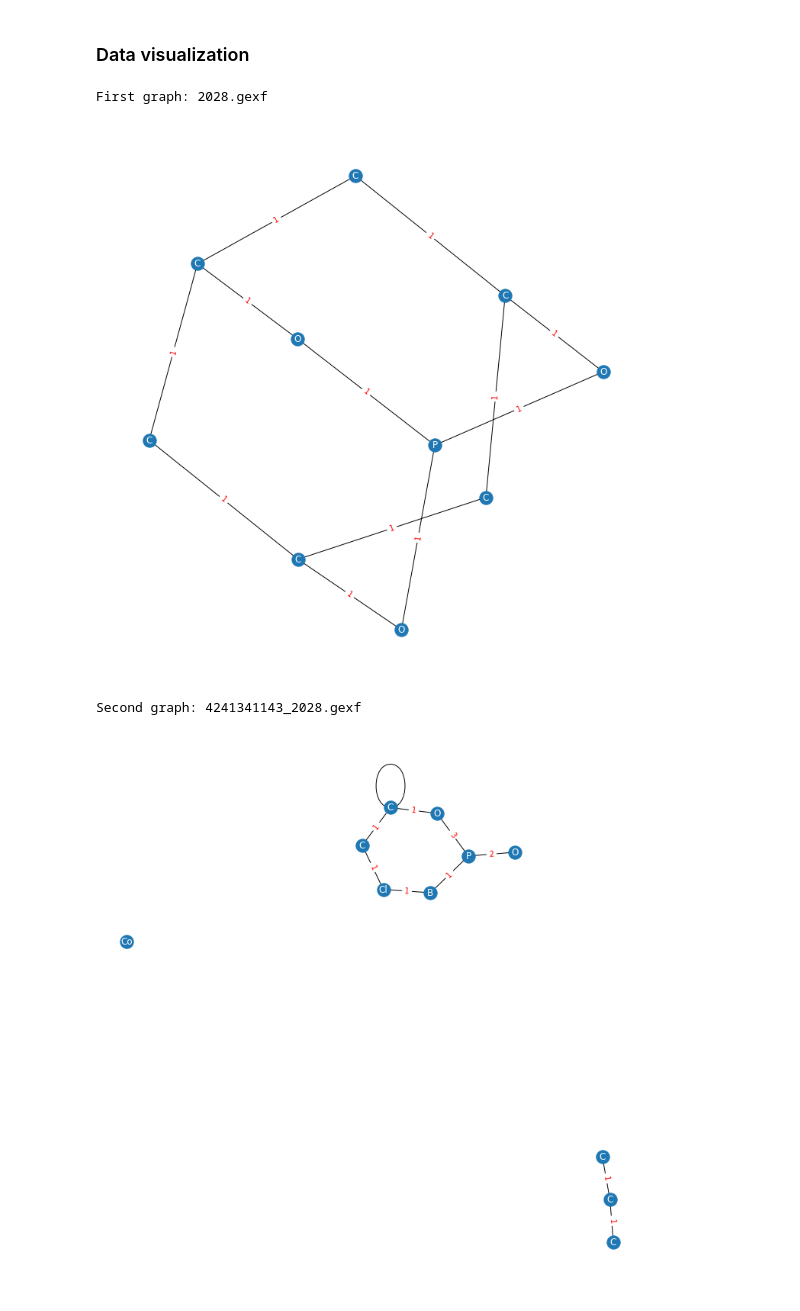
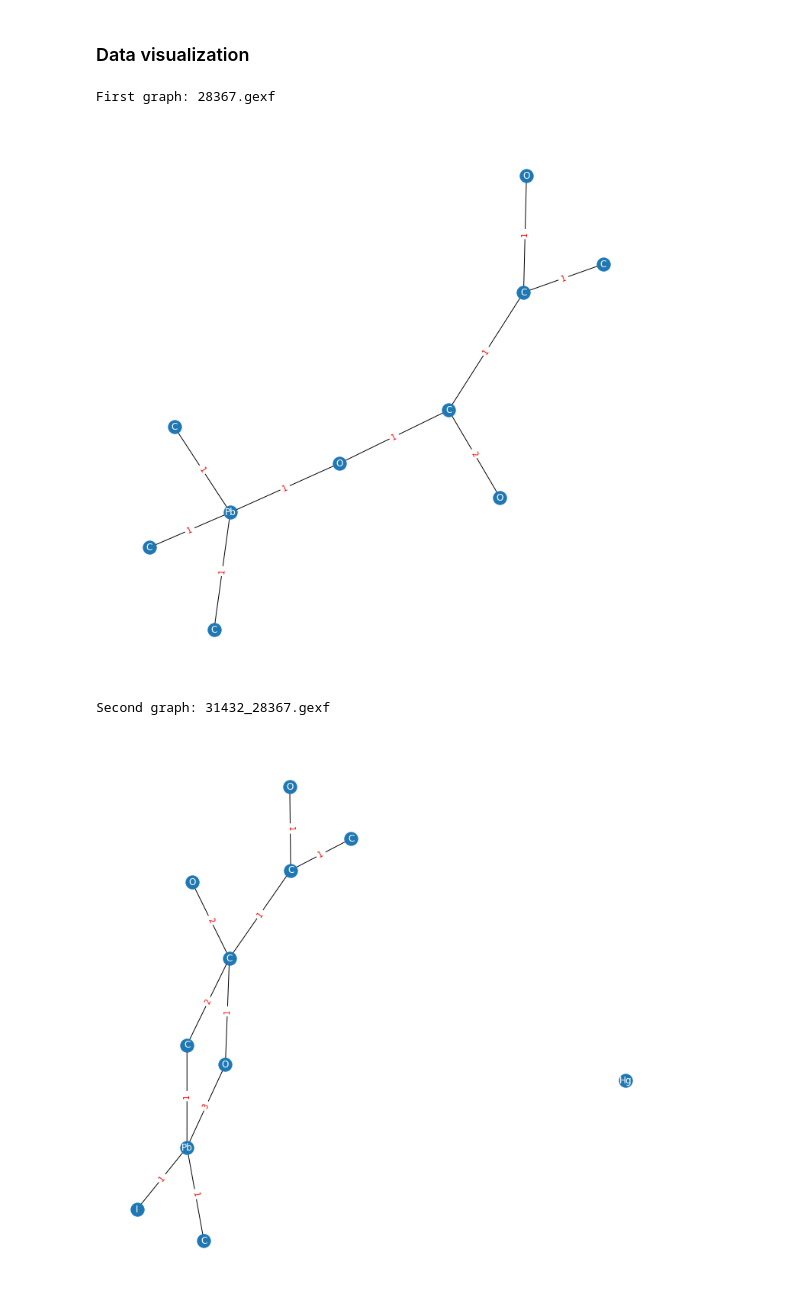
Before and after one commit to neuralresearch/CS39-6, a Jupyter notebook: RenTaGSim_GraphEmbedding.ipynb, the cells around one changed output. Saved outputs shown, nothing was run; the diff lists cells and outputs as text; code cells hidden in the pictures.

```diff
--- a/RenTaGSim_GraphEmbedding.ipynb
+++ b/RenTaGSim_GraphEmbedding.ipynb
@@ -54,36 +54,36 @@ while '_' in pair_1:
 for filename in filenames:
     if filename.endswith("_"+pair_1):
       pair_2 = filename
-      gev = pair_2.split('_', 1)[0]
+      ged = pair_2.split('_', 1)[0]
 #read pair 1
 print("First graph: "+pair_1)
 graph1 = nx.read_gexf('updated_train/'+pair_1,version='1.2draft')
 
 node_info = nx.get_node_attributes(graph1, 'type')
 edge_info = dict([((n1, n2), d['valence']) for n1, n2, d in graph1.edges(data=True)])
 
 #graph display
 pos = nx.spring_layout(graph1, scale=1.5)
 plt.figure(1,figsize=(10,10))
 nx.draw(graph1, pos, labels=node_info, font_color="white")
 nx.draw_networkx_edge_labels(graph1, pos, edge_labels=edge_info, font_color="red")
 plt.show()
 #read pair 2
 print("Second graph: "+pair_2)
 graph2 = nx.read_gexf('updated_train/'+pair_2,version='1.2draft')
 
 node_info = nx.get_node_attributes(graph2, 'type')
 edge_info = dict([((n1, n2), d['valence']) for n1, n2, d in graph2.edges(data=True)])
 
 #graph display
 pos = nx.spring_layout(graph2, scale=1.5)
 plt.figure(1,figsize=(10,10))
 nx.draw(graph2, pos, labels=node_info, font_color="white")
 nx.draw_networkx_edge_labels(graph2, pos, edge_labels=edge_info, font_color="red")
 plt.show()
-print("Their GEV: "+gev)
+print("Their GED: "+ged)
 # %% [output]
-First graph: 2028.gexf
+First graph: 28367.gexf
-[figure, old version]
+[figure, new version]
-Second graph: 4241341143_2028.gexf
+Second graph: 31432_28367.gexf
-[figure, old version]
+[figure, new version]
```
Also changed, not shown: parts of 4 cells of this notebook.
